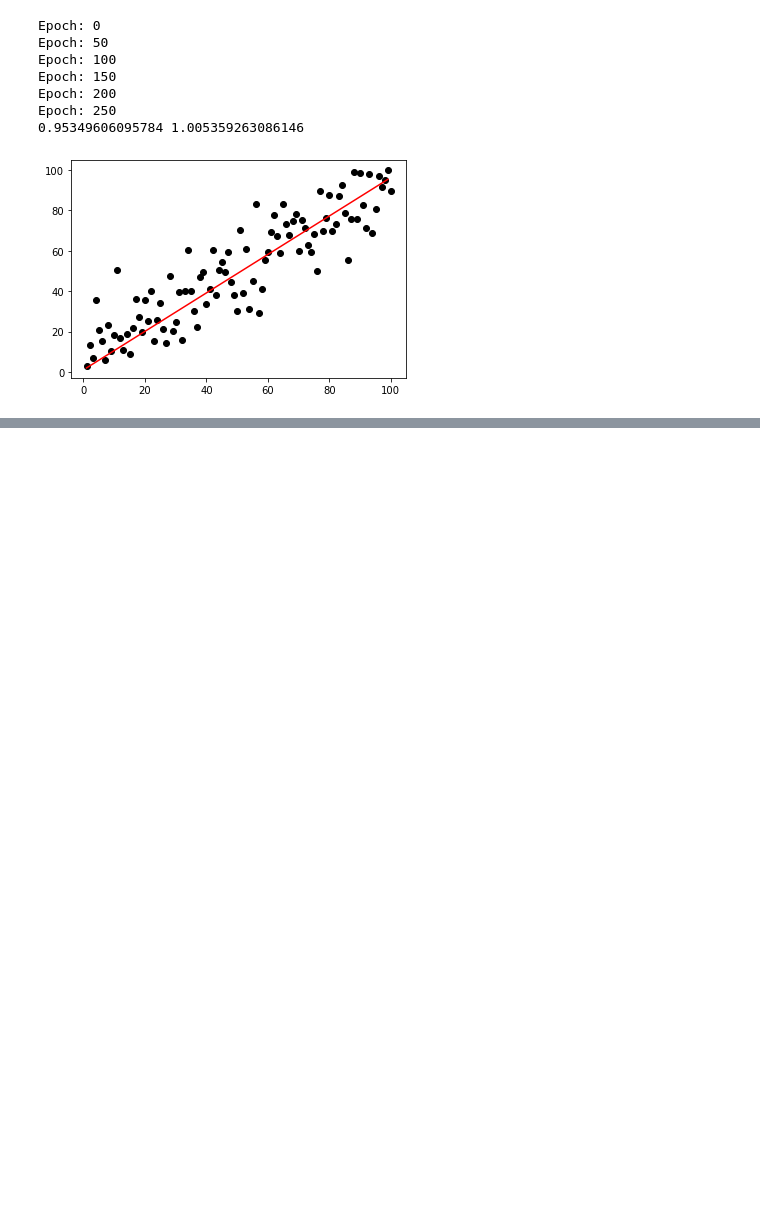
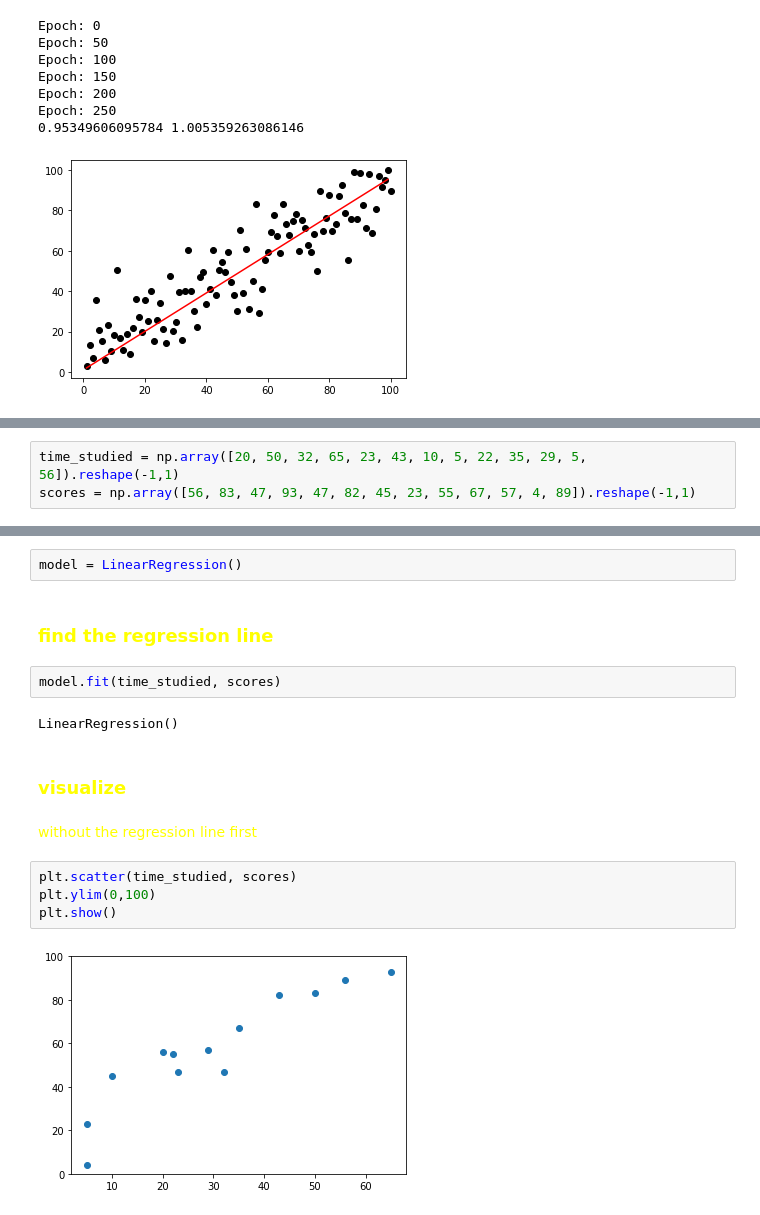
Before and after one commit to Coastpure/Intro-to-ML-with-Python, a Jupyter notebook: linearReg.ipynb, the cells around one changed output, grey strips where cells are left out. Cells and saved outputs as stored; diff of their text form; blank space fills up the shorter version.

Commit message:
Linear Regression Example 2

```diff
--- a/linearReg.ipynb
+++ b/linearReg.ipynb
@@ -85,0 +94,3 @@ Epoch: 250
+# %%
+time_studied = np.array([20, 50, 32, 65, 23, 43, 10, 5, 22, 35, 29, 5, 56]).reshape(-1,1)
+scores = np.array([56, 83, 47, 93, 47, 82, 45, 23, 55, 67, 57, 4, 89]).reshape(-1,1)
@@ -85,0 +99,18 @@ Epoch: 250
+# %%
+model = LinearRegression()
+# %% [markdown]
+<h3><font color="yellow">find the regression line<font></h3>
+# %%
+model.fit(time_studied, scores)
+# %% [output]
+LinearRegression()
+# %% [markdown]
+<h3><font color="yellow">visualize<font></h3>
+# %% [markdown]
+<p><font color="yellow">without the regression line first<font></p>
+# %%
+plt.scatter(time_studied, scores)
+plt.ylim(0,100)
+plt.show()
+# %% [output]
+[figure, added]
```
Also changed, not shown: parts of 13 cells of this notebook.
